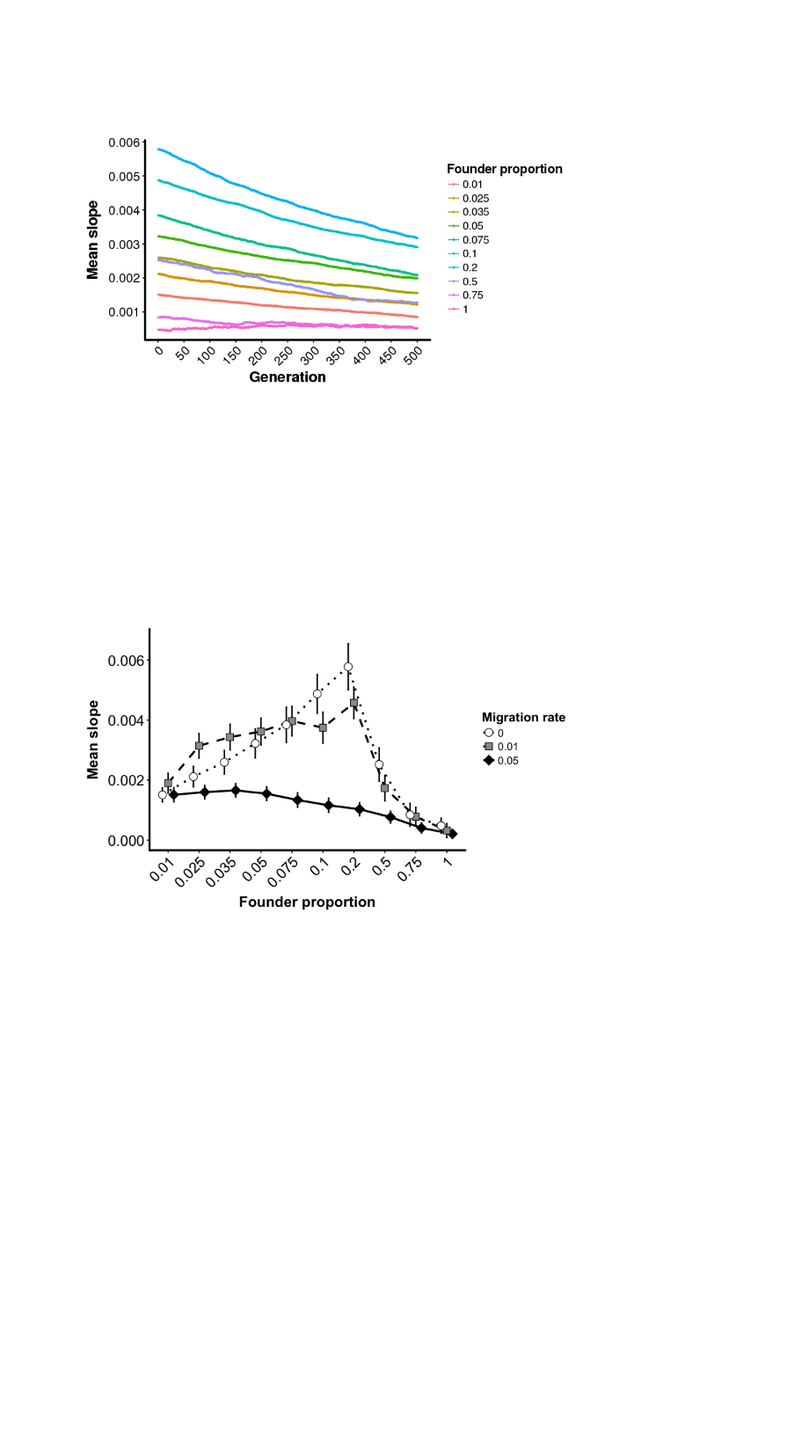
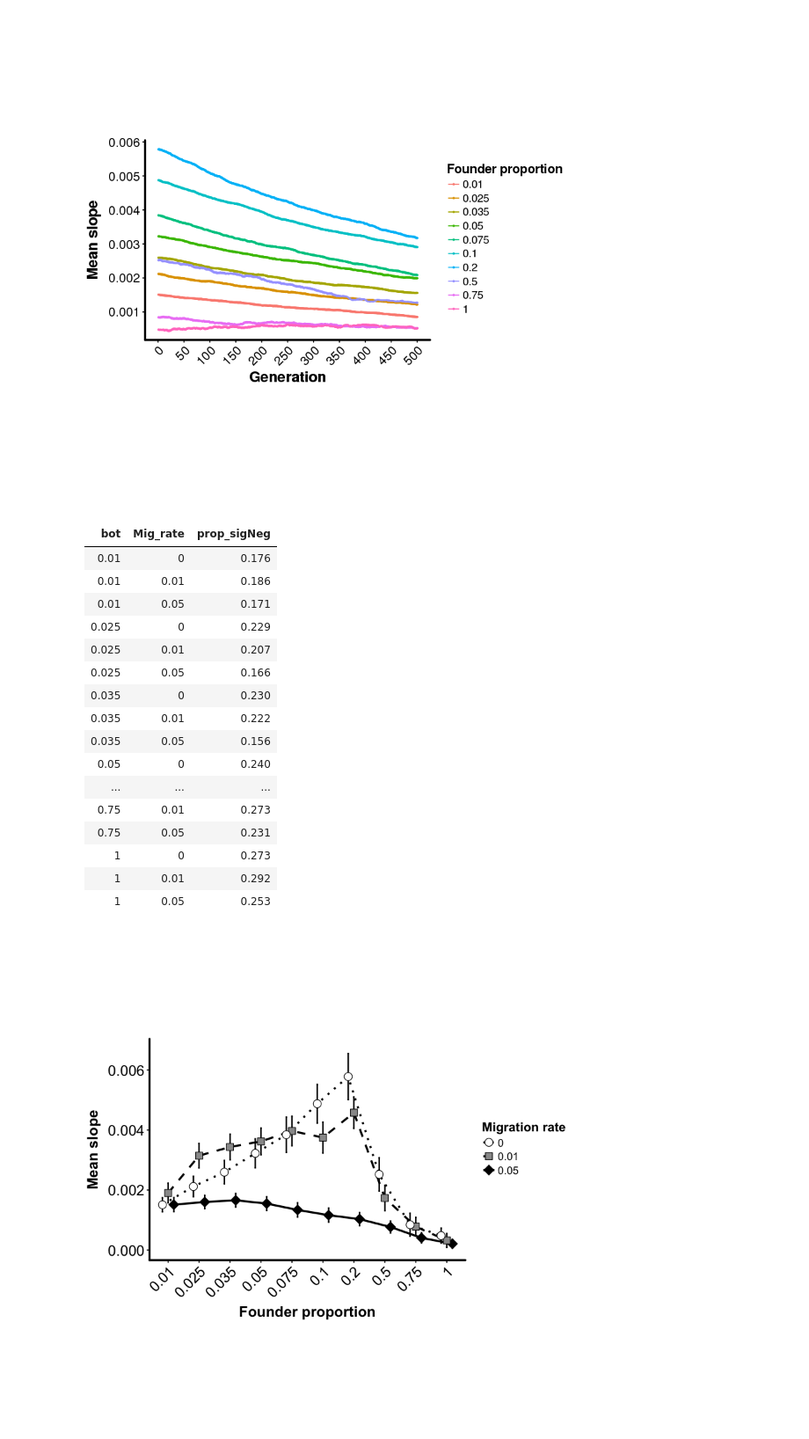
Before and after one commit to James-S-Santangelo/Simulating-Evolutionary-Clines-SEC-, a Jupyter notebook: SEC_Notebooks/R_Notebooks/oneFIll_Bottleneck.ipynb, the cells around one changed output. Shown at 88% size. Cells and saved outputs as stored; diff of their text form; code cells hidden in the pictures; blank space fills up the shorter version.

```diff
--- a/SEC_Notebooks/R_Notebooks/oneFIll_Bottleneck.ipynb
+++ b/SEC_Notebooks/R_Notebooks/oneFIll_Bottleneck.ipynb
@@ -200,6 +200,26 @@ MeanSlope_Cyan_byGen <- ggplot(datSlopes_NoMig, aes(x = seq, y = mean, group = b
 MeanSlope_Cyan_byGen
 # %% [output]
 [figure]
+# %%
+datSlopes_GenOne[,c(1, 2, 15)]
+# %% [output]
+| bot | Mig_rate | prop_sigNeg |
+| 0.01 | 0 | 0.176 |
+| 0.01 | 0.01 | 0.186 |
+| 0.01 | 0.05 | 0.171 |
+| 0.025 | 0 | 0.229 |
+| 0.025 | 0.01 | 0.207 |
+| 0.025 | 0.05 | 0.166 |
+| 0.035 | 0 | 0.230 |
+| 0.035 | 0.01 | 0.222 |
+| 0.035 | 0.05 | 0.156 |
+| 0.05 | 0 | 0.240 |
+| ... | ... | ... |
+| 0.75 | 0.01 | 0.273 |
+| 0.75 | 0.05 | 0.231 |
+| 1 | 0 | 0.273 |
+| 1 | 0.01 | 0.292 |
+| 1 | 0.05 | 0.253 |
 # %%
 MeanSlope_BotMig <- ggplot(datSlopes_GenOne, aes(x = bot, y = mean, group = Mig_rate)) +
     geom_errorbar(aes(ymin = mean - ci_mean, ymax = mean + ci_mean), width=0.15, size=0.7,
```
Also changed, not shown: 10 other files.
